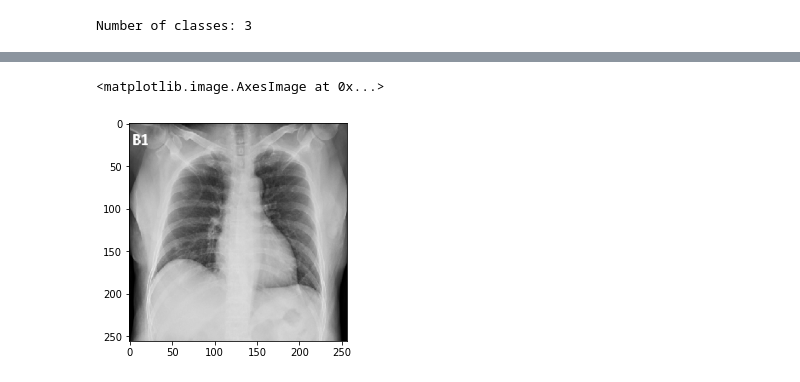
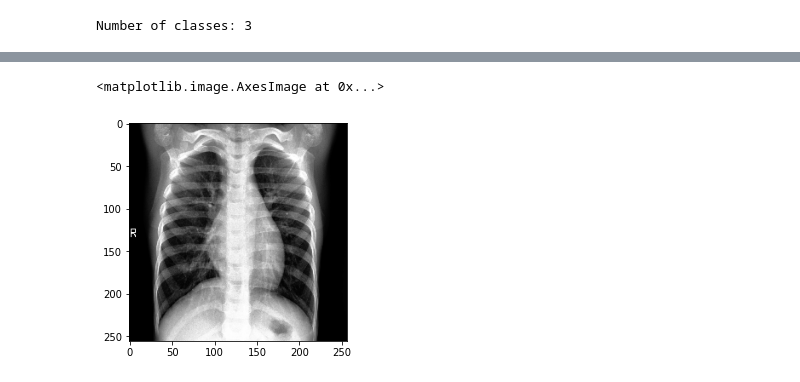
Before and after one commit to vinods03/deep_learning, a Jupyter notebook: CNN_Covid19.ipynb, the cells around one changed output, grey strips where cells are left out. Drawn from its saved outputs; the diff is of its cells as text; code cells hidden in the pictures.

```diff
--- a/CNN_Covid19.ipynb
+++ b/CNN_Covid19.ipynb
@@ -344,8 +347,7 @@ Test image number: 65         Actual Value: Covid          Predicted Value: Covi
 # %%
 # Lets take a closer look at some of the images
 
-plt.imshow(test_array[8]) # Test image number: 8         Actual Value: Viral Pneumonia          Predicted Value: Normal
-plt.imshow(test_array[49]) # Test image number: 49         Actual Value: Covid          Predicted Value: Covid
+plt.imshow(test_array[39]) # Test image number: 39        Actual Value: Normal          Predicted Value: Viral Pneumonia
 # %% [output]
 <matplotlib.image.AxesImage at 0x...>
-[figure, old version]
+[figure, new version]
```
Also changed, not shown: parts of 7 cells of this notebook.
